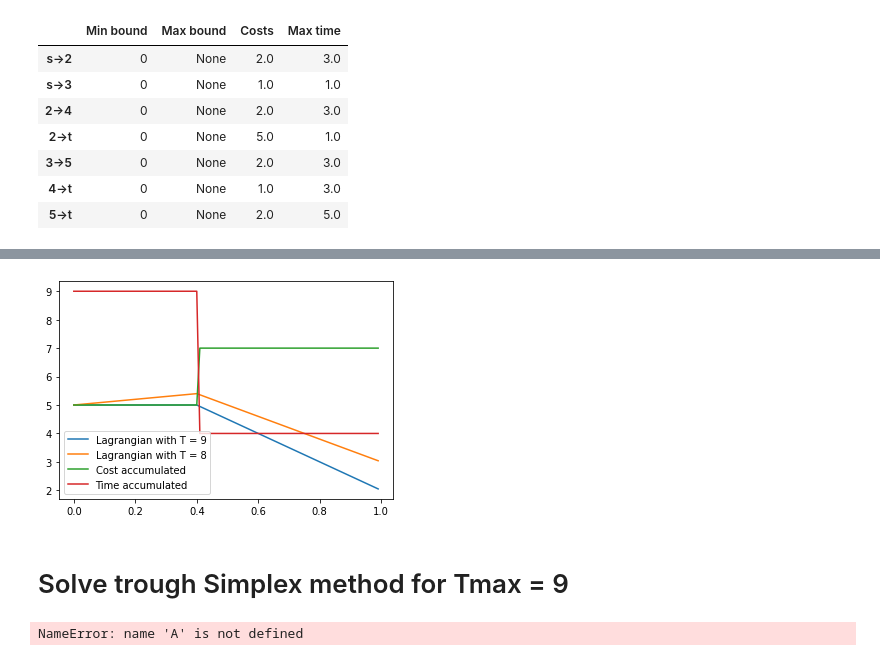
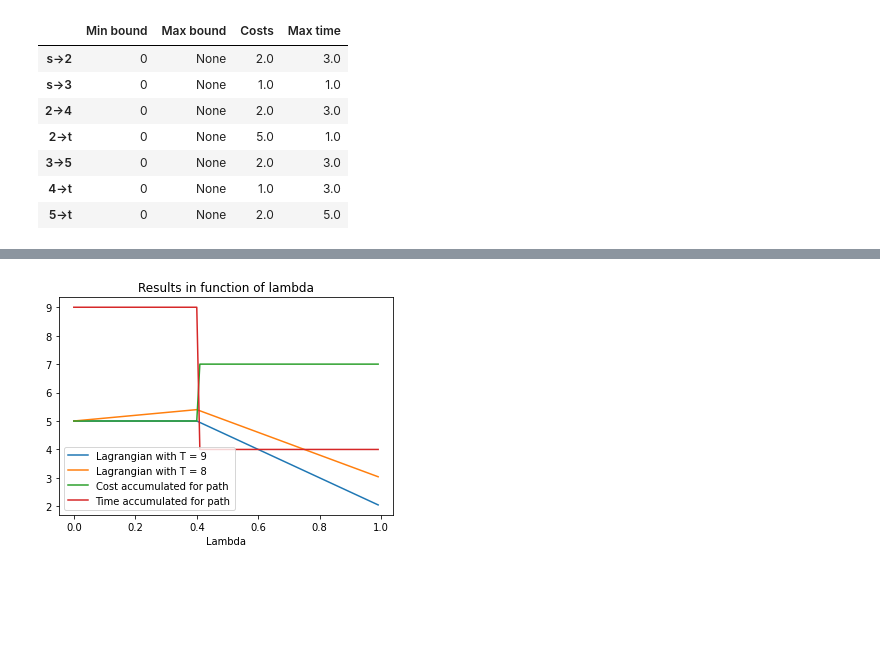
Before and after one commit to OS11-UTN/ex09-11-shortest-path-with-time-constraints-diegopdurante, a Jupyter notebook: ex09-11/U3Ex10-Shortest-path-with-time-constraints-Lagrangian-Relaxation.ipynb, the cells around one changed output, grey strips where cells are left out. Saved outputs shown, nothing was run; the diff lists cells and outputs as text; code cells hidden in the pictures; blank space fills up the shorter version.

```diff
--- a/ex09-11/U3Ex10-Shortest-path-with-time-constraints-Lagrangian-Relaxation.ipynb
+++ b/ex09-11/U3Ex10-Shortest-path-with-time-constraints-Lagrangian-Relaxation.ipynb
@@ -116,8 +116,4 @@ resume_df
 | 3->5 | 0 | None | 2.0 | 3.0 |
 | 4->t | 0 | None | 1.0 | 3.0 |
 | 5->t | 0 | None | 2.0 | 5.0 |
-# %%
-def get_new_cost(cost, t, lamb):
-    c_new = np.zeros(cost.shape)
-    return cost + lamb*t
 # %%
@@ -204,22 +225,16 @@ RECORDAR FILTRAR VALORES VÁLIDOS DE lambda
 # plt.legend(["Lagrangian with T = 8", "Cost accumulated", "Time accumulated"])
 # plt.show()
 # %%
-plt.plot(resultsT1[:,0], resultsT1[:,1])
-plt.plot(resultsT2[:,0], resultsT2[:,1])
-plt.plot(resultsT2[:,0], resultsT2[:,2])
-plt.plot(resultsT2[:,0], resultsT2[:,3])
-plt.legend(["Lagrangian with T = 9", "Lagrangian with T = 8", "Cost accumulated", "Time accumulated"])
+time_less_than_9 = np.argwhere(resultsT1[:,3]<=9)
+plt.plot(resultsT1[time_less_than_9,0], resultsT1[time_less_than_9,1])
+plt.plot(resultsT2[time_less_than_9,0], resultsT2[time_less_than_9,1])
+plt.plot(resultsT2[time_less_than_9,0], resultsT2[time_less_than_9,2])
+plt.plot(resultsT2[time_less_than_9,0], resultsT2[time_less_than_9,3])
+plt.legend(["Lagrangian with T = 9", "Lagrangian with T = 8", "Cost accumulated for path", "Time accumulated for path"])
+plt.xlabel("Lambda")
+plt.title("Results in function of lambda")
 plt.show()
 # %% [output]
-[figure, old version]
+[figure, new version]
-# %% [markdown]
-# Solve trough Simplex method for Tmax = 9
-# %%
-# Optimización
-res_simplex = linprog(costs, A_eq=Aeq, A_ub = A, b_ub=T1, b_eq=beq, bounds=bounds, method='simplex')
-
-selarcs = get_selected_arcs(res_simplex.x.round().astype(int), nan_names)
-# %% [output]
-NameError: name 'A' is not defined
 # %%
 pd.DataFrame([res_simplex.x.transpose()], index=['Raw Solutions'], columns=nan_names)
```
Also changed, not shown: parts of 31 cells of this notebook, 3 other files.
